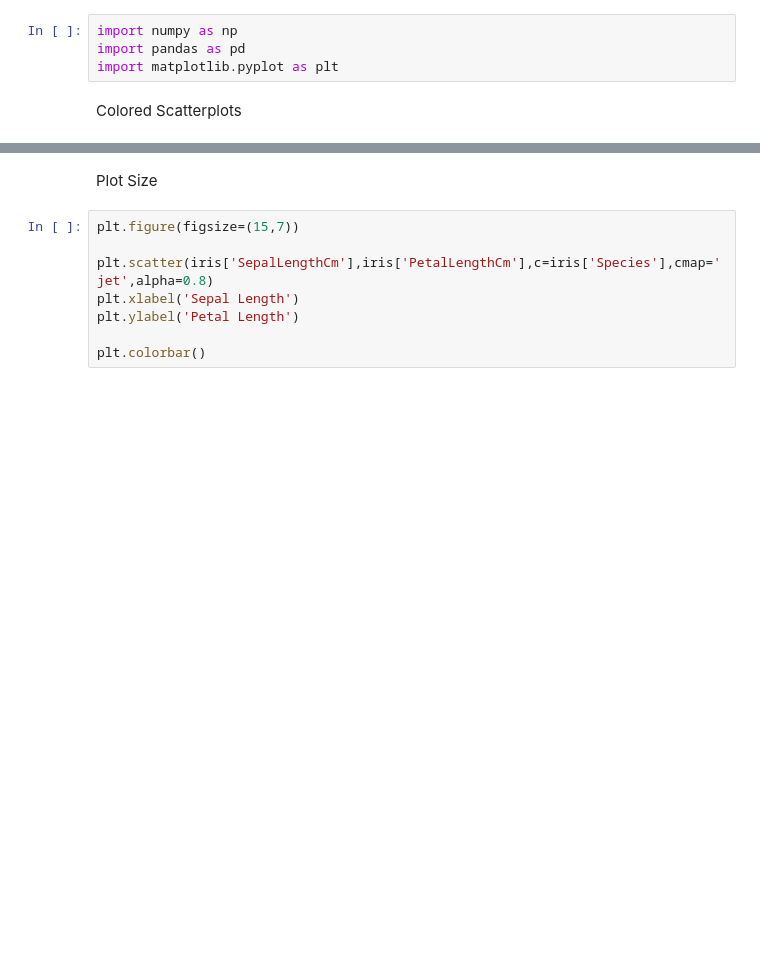
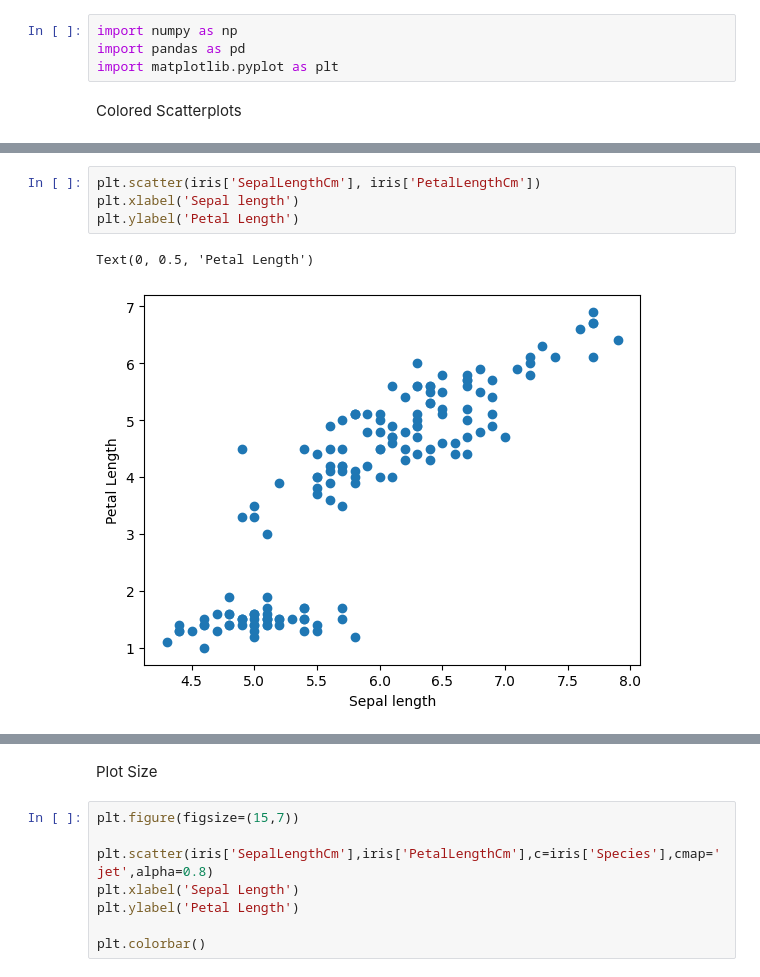
Before and after one commit to rahulkumar80026/Machine-Learning-Basic-to-Advanced, a Jupyter notebook: DataVisulization/2nd.ipynb, the cells around one changed output, grey strips where cells are left out. Cells and saved outputs as stored; diff of their text form; blank space fills up the shorter version.

```diff
--- a/DataVisulization/2nd.ipynb
+++ b/DataVisulization/2nd.ipynb
@@ -17,3 +17,10 @@ iris.sample(5)
+# %%
+plt.scatter(iris['SepalLengthCm'], iris['PetalLengthCm'])
+plt.xlabel('Sepal length')
+plt.ylabel('Petal Length')
+# %% [output]
+Text(0, 0.5, 'Petal Length')
+[figure, added]
 # %%
 iris['Species']=iris['Species'].replace({'Iris-setosa':0,'Iris-versicolor':1,'Iris-virginica':2})
 iris.sample(5)
```
Also changed, not shown: parts of 9 cells of this notebook.
